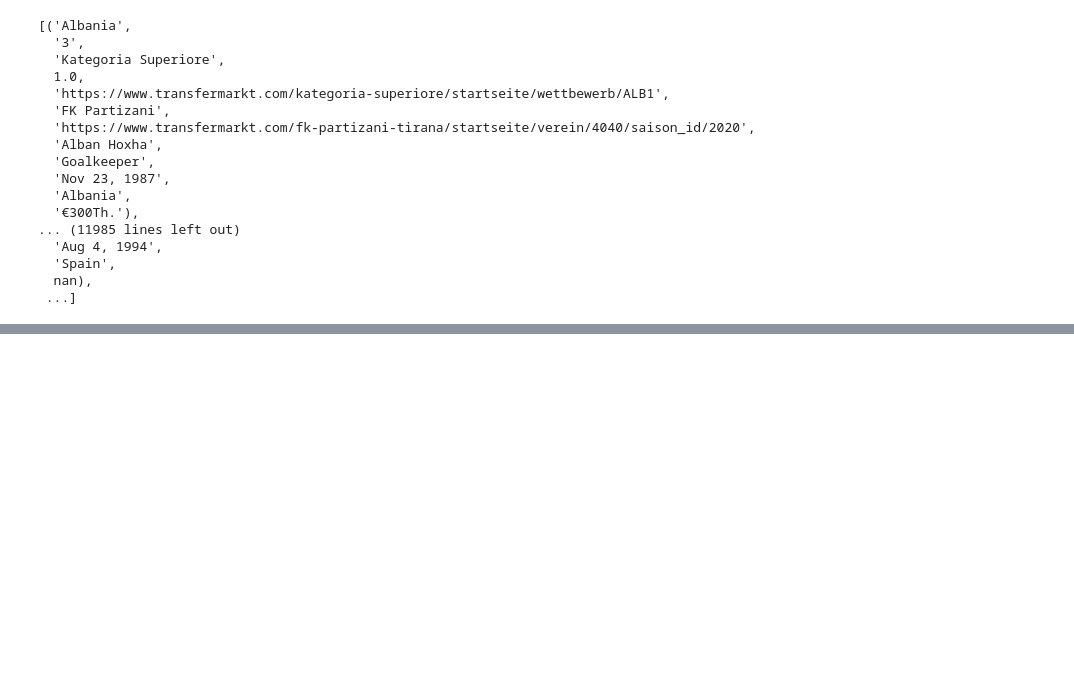
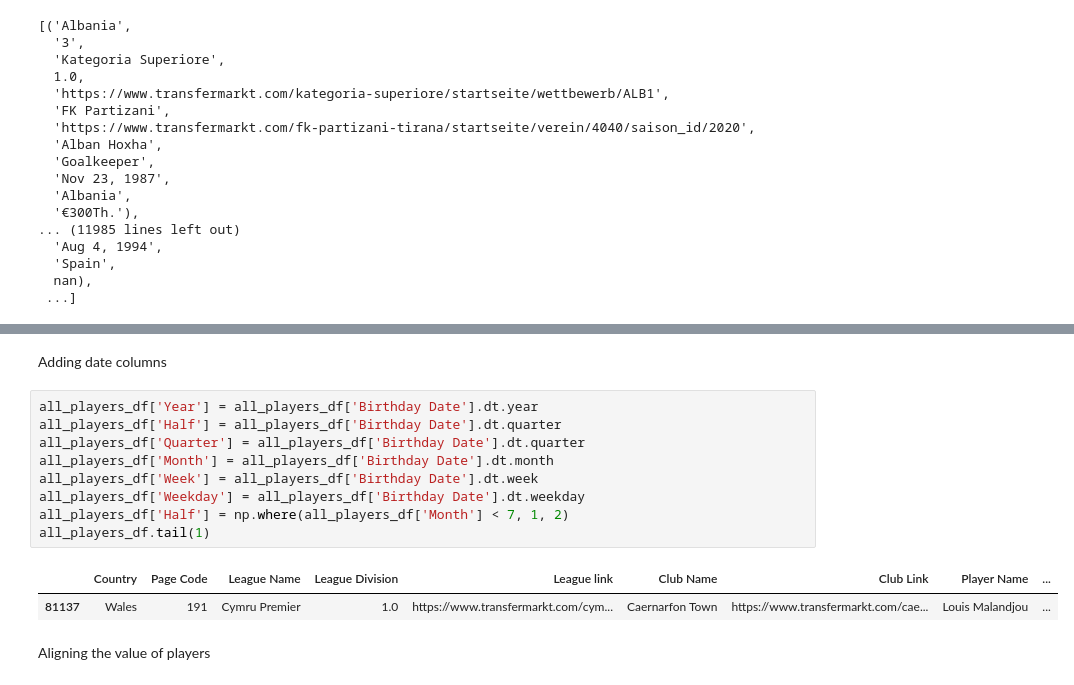
Before and after one commit to GregoryTagny/AthletesBday, a Jupyter notebook: Young Players Therory.ipynb, the cells around one changed output, grey strips where cells are left out. Drawn from its saved outputs; the diff is of its cells as text; blank space fills up the shorter version.

Commit message:
Add files via upload
Adding the excel file with additional columns for Tableau

```diff
--- a/Young Players Therory.ipynb
+++ b/Young Players Therory.ipynb
@@ -341,3 +343,19 @@ all_players_df.tail(10)
 | 81093 | Wales | 191 | Cymru Premier | 1.0 | https://www.transfermarkt.com/cym... | Penybont FC | https://www.transfermarkt.com/pen... | Ismail Yakubu | ... |
 | 81107 | Wales | 191 | Cymru Premier | 1.0 | https://www.transfermarkt.com/cym... | Penybont FC | https://www.transfermarkt.com/pen... | Dan Jefferies | ... |
 | 81137 | Wales | 191 | Cymru Premier | 1.0 | https://www.transfermarkt.com/cym... | Caernarfon Town | https://www.transfermarkt.com/cae... | Louis Malandjou | ... |
+# %% [markdown]
+Adding date columns
+# %%
+all_players_df['Year'] = all_players_df['Birthday Date'].dt.year
+all_players_df['Half'] = all_players_df['Birthday Date'].dt.quarter
+all_players_df['Quarter'] = all_players_df['Birthday Date'].dt.quarter
+all_players_df['Month'] = all_players_df['Birthday Date'].dt.month
+all_players_df['Week'] = all_players_df['Birthday Date'].dt.week
+all_players_df['Weekday'] = all_players_df['Birthday Date'].dt.weekday
+all_players_df['Half'] = np.where(all_players_df['Month'] < 7, 1, 2)
+all_players_df.tail(1)
+# %% [output]
+|  | Country | Page Code | League Name | League Division | League link | Club Name | Club Link | Player Name | ... |
+| 81137 | Wales | 191 | Cymru Premier | 1.0 | https://www.transfermarkt.com/cym... | Caernarfon Town | https://www.transfermarkt.com/cae... | Louis Malandjou | ... |
+# %% [markdown]
+Aligning the value of players
```
Also changed, not shown: parts of 5 cells of this notebook, 2 other files.
